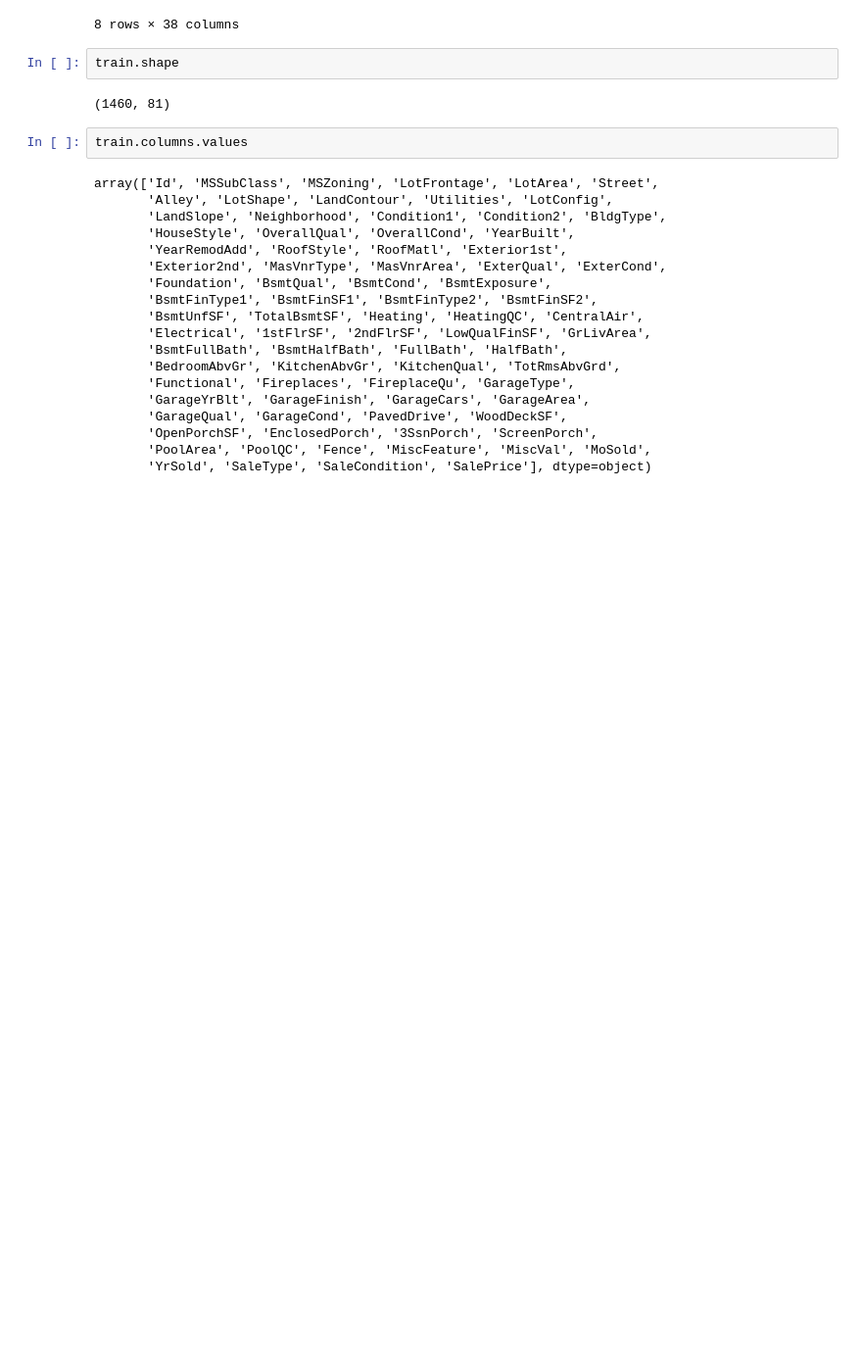
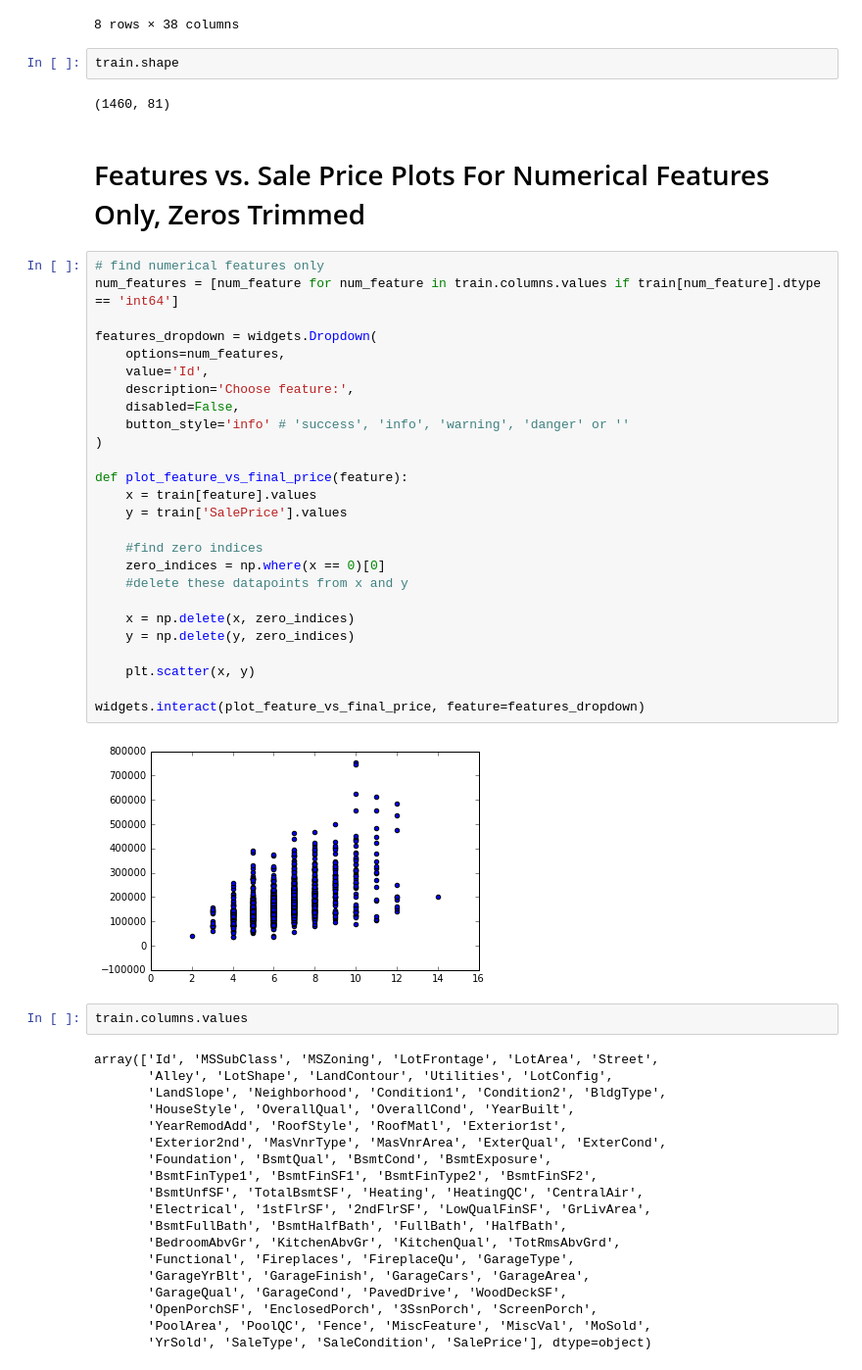
Before and after one commit to jmwaks/Real_Estate_Prices, a Jupyter notebook: Housing.ipynb, the cells around one changed output. Shown: that part at 98% size. Saved outputs shown, nothing was run; the diff lists cells and outputs as text; blank space fills up the shorter version.

Commit message:
added widget for visualizing numerical features vs final price, still needs work

```diff
--- a/Housing.ipynb
+++ b/Housing.ipynb
@@ -21,6 +25,36 @@ train.describe()
 train.shape
 # %% [output]
 (1460, 81)
+# %% [markdown]
+# Features vs. Sale Price Plots For Numerical Features Only, Zeros Trimmed
+# %%
+# find numerical features only
+num_features = [num_feature for num_feature in train.columns.values if train[num_feature].dtype == 'int64']
+
+features_dropdown = widgets.Dropdown(
+    options=num_features,
+    value='Id',
+    description='Choose feature:',
+    disabled=False,
+    button_style='info' # 'success', 'info', 'warning', 'danger' or ''
+)
+
+def plot_feature_vs_final_price(feature):
+    x = train[feature].values
+    y = train['SalePrice'].values
+
+    #find zero indices
+    zero_indices = np.where(x == 0)[0]
+    #delete these datapoints from x and y
+
+    x = np.delete(x, zero_indices)
+    y = np.delete(y, zero_indices)
+
+    plt.scatter(x, y)
+
+widgets.interact(plot_feature_vs_final_price, feature=features_dropdown)
+# %% [output]
+[figure, added]
 # %%
 train.columns.values
 # %% [output]
```
Also changed, not shown: parts of 5 cells of this notebook.
